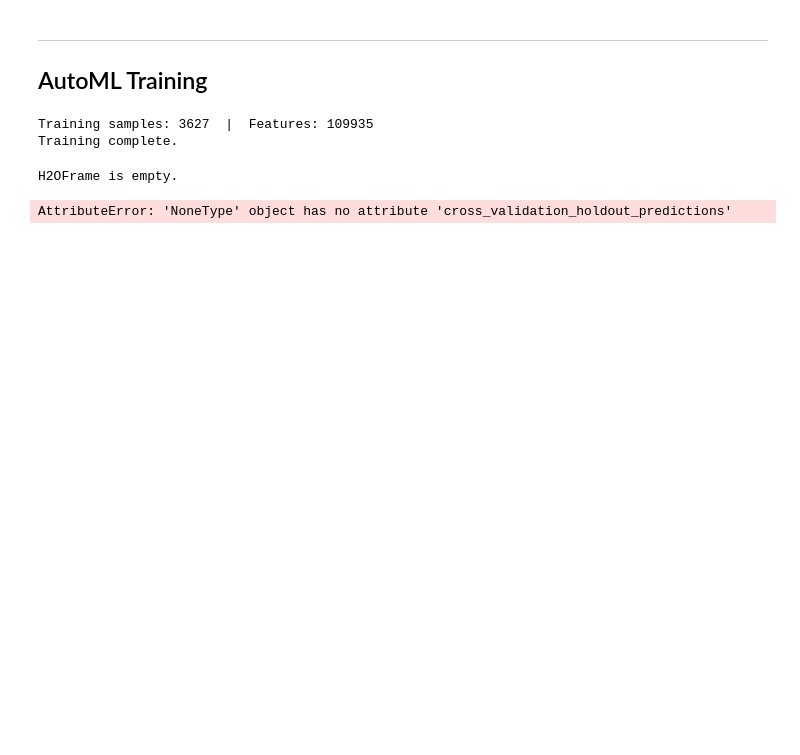
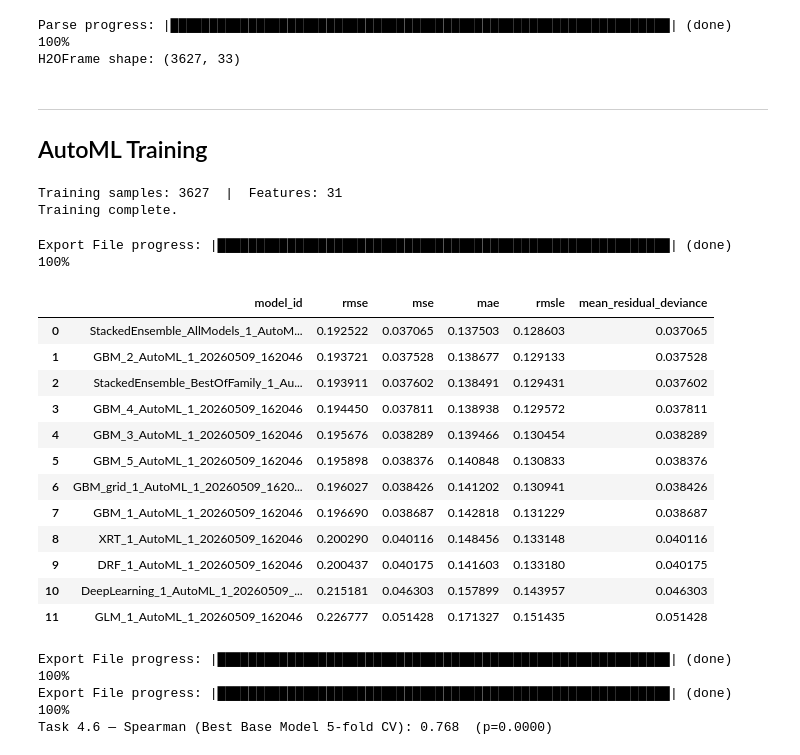
Before and after one commit to DirtyChay/cmi-flu-prediction-challenge-capstone, a Jupyter notebook: automl_models/task_4_6.ipynb, the cells around one changed output. Drawn from its saved outputs; the diff is of its cells as text; code cells hidden in the pictures; blank space fills up the shorter version.

```diff
--- a/automl_models/task_4_6.ipynb
+++ b/automl_models/task_4_6.ipynb
@@ -87,0 +132,6 @@ Training samples with valid target: 3627
+# %%
+other_target_cols = [c for c in df.columns
+                     if (c.endswith('_d28') and c != TARGET_COL) or c.endswith('_d365')]
+df = df.drop(columns=other_target_cols)
+print(f'Dropped {len(other_target_cols)} other-task target columns.')
+print(f'Final shape: {df.shape}')
@@ -87,0 +141,9 @@ Training samples with valid target: 3627
+# %%
+# Force float64 on all remaining HAI feature columns to prevent H2O from mistyping
+# sparsely-populated columns as categorical, which crashes predict() on the challenge set.
+hai_feature_cols = [c for c in df.columns if c.startswith('HAI_') and c != TARGET_COL]
+for c in hai_feature_cols:
+    df[c] = pd.to_numeric(df[c], errors='coerce')
+    if c in challenge_data.columns:
+        challenge_data[c] = pd.to_numeric(challenge_data[c], errors='coerce')
+print(f'Forced float64 on {len(hai_feature_cols)} HAI feature columns in training and challenge data.')
@@ -88,14 +204,17 @@ Training samples with valid target: 3627
+# %%
+hai_col_types = {c: 'real' for c in hai_feature_cols}
+data = h2o.H2OFrame(df, column_types=hai_col_types)
+print(f'H2OFrame shape: {data.shape}')
+# %% [output]
+Parse progress: |████████████████████████████████████████████████████████████████| (done) 100%
+H2OFrame shape: (3627, 33)
 # %% [markdown]
 ---
 ## AutoML Training
 # %%
-y = 'TARGET_4_6'
-x = [c for c in data.columns
-     if not c.endswith('_d28') and not c.endswith('_d365')
-     and c != 'participant_id' and c != y]
-
-train = data[data[y].isna() == 0]
-print(f'Training samples: {train.nrows}  |  Features: {len(x)}')
+y = TARGET_COL
+x = [c for c in data.columns if c not in (y, 'participant_id')]
+print(f'Training samples: {data.nrows}  |  Features: {len(x)}')
 
 aml = H2OAutoML(max_models=10, seed=1, nfolds=5,
                 keep_cross_validation_predictions=True,
@@ -103,21 +222,42 @@ aml = H2OAutoML(max_models=10, seed=1, nfolds=5,
 
 _buf = io.StringIO()
 with redirect_stdout(_buf), redirect_stderr(_buf):
-    aml.train(x=x, y=y, training_frame=train)
+    aml.train(x=x, y=y, training_frame=data)
 print('Training complete.')
 # %% [output]
-Training samples: 3627  |  Features: 109935
+Training samples: 3627  |  Features: 31
 Training complete.
 # %%
-lb = aml.leaderboard
-print(lb.head(rows=lb.nrows))
+lb_df = aml.leaderboard.as_data_frame(use_multi_thread=True)
+lb_df
 # %% [output]
-H2OFrame is empty.
+Export File progress: |██████████████████████████████████████████████████████████| (done) 100%
+|  | model_id | rmse | mse | mae | rmsle | mean_residual_deviance |
+| 0 | StackedEnsemble_AllModels_1_AutoM... | 0.192522 | 0.037065 | 0.137503 | 0.128603 | 0.037065 |
+| 1 | GBM_2_AutoML_1_20260509_162046 | 0.193721 | 0.037528 | 0.138677 | 0.129133 | 0.037528 |
+| 2 | StackedEnsemble_BestOfFamily_1_Au... | 0.193911 | 0.037602 | 0.138491 | 0.129431 | 0.037602 |
+| 3 | GBM_4_AutoML_1_20260509_162046 | 0.194450 | 0.037811 | 0.138938 | 0.129572 | 0.037811 |
+| 4 | GBM_3_AutoML_1_20260509_162046 | 0.195676 | 0.038289 | 0.139466 | 0.130454 | 0.038289 |
+| 5 | GBM_5_AutoML_1_20260509_162046 | 0.195898 | 0.038376 | 0.140848 | 0.130833 | 0.038376 |
+| 6 | GBM_grid_1_AutoML_1_20260509_1620... | 0.196027 | 0.038426 | 0.141202 | 0.130941 | 0.038426 |
+| 7 | GBM_1_AutoML_1_20260509_162046 | 0.196690 | 0.038687 | 0.142818 | 0.131229 | 0.038687 |
+| 8 | XRT_1_AutoML_1_20260509_162046 | 0.200290 | 0.040116 | 0.148456 | 0.133148 | 0.040116 |
+| 9 | DRF_1_AutoML_1_20260509_162046 | 0.200437 | 0.040175 | 0.141603 | 0.133180 | 0.040175 |
+| 10 | DeepLearning_1_AutoML_1_20260509_... | 0.215181 | 0.046303 | 0.157899 | 0.143957 | 0.046303 |
+| 11 | GLM_1_AutoML_1_20260509_162046 | 0.226777 | 0.051428 | 0.171327 | 0.151435 | 0.051428 |
 # %%
-cv_preds = aml.leader.cross_validation_holdout_predictions().as_data_frame()['predict']
-actuals = train[y].as_data_frame()[y]
+# Grab the best base model (skipping troublesome stacked ensembles)
+best_base_model_id = lb_df[~lb_df['model_id'].str.contains('StackedEnsemble')]['model_id'].iloc[0]
+top_model = h2o.get_model(best_base_model_id)
+
+# Now we can safely get CV predictions
+cv_preds = top_model.cross_validation_holdout_predictions().as_data_frame(use_multi_thread=True)['predict']
+actuals = data[y].as_data_frame(use_multi_thread=True)[y]
+
 rho, pval = spearmanr(actuals, cv_preds)
-print(f'Task 4.6 — Spearman (5-fold CV): {rho:.3f}  (p={pval:.4f})')
+print(f'Task 4.6 — Spearman (Best Base Model 5-fold CV): {rho:.3f}  (p={pval:.4f})')
 # %% [output]
-AttributeError: 'NoneType' object has no attribute 'cross_validation_holdout_predictions'
+Export File progress: |██████████████████████████████████████████████████████████| (done) 100%
+Export File progress: |██████████████████████████████████████████████████████████| (done) 100%
+Task 4.6 — Spearman (Best Base Model 5-fold CV): 0.768  (p=0.0000)
 # %%
```
Also changed, not shown: parts of 27 cells of this notebook, 2 other files.
